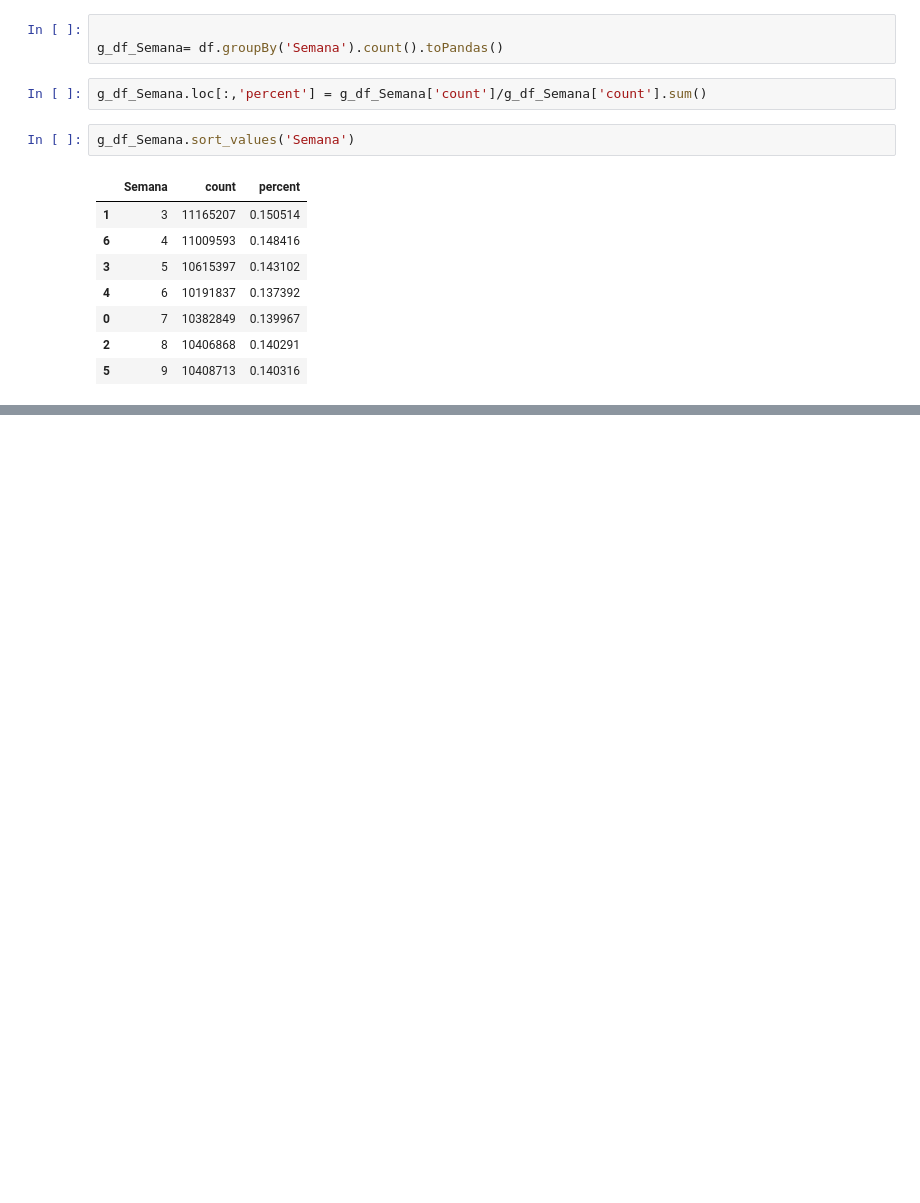
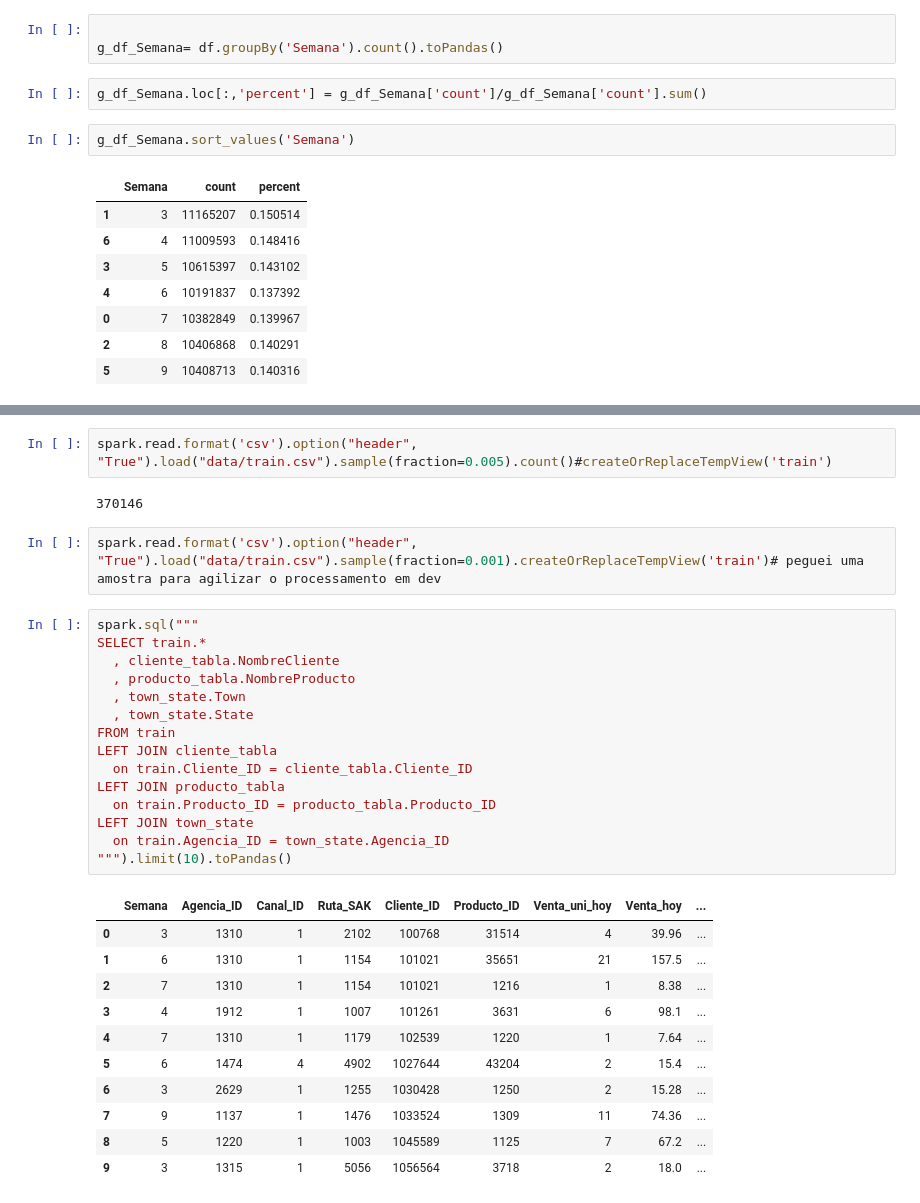
Before and after one commit to brunotagoncalves/bimbo-compassers, a Jupyter notebook: kaggle_api_1st_read.ipynb, the cells around one changed output, grey strips where cells are left out. Saved outputs shown, nothing was run; the diff lists cells and outputs as text; blank space fills up the shorter version.

```diff
--- a/kaggle_api_1st_read.ipynb
+++ b/kaggle_api_1st_read.ipynb
@@ -164,0 +206,33 @@ g_df_Semana.sort_values('Semana')
+# %%
+spark.read.format('csv').option("header", "True").load("data/train.csv").sample(fraction=0.005).count()#createOrReplaceTempView('train')
+# %% [output]
+370146
+# %%
+spark.read.format('csv').option("header", "True").load("data/train.csv").sample(fraction=0.001).createOrReplaceTempView('train')# peguei uma amostra para agilizar o processamento em dev
+# %%
+spark.sql("""
+SELECT train.*
+  , cliente_tabla.NombreCliente
+  , producto_tabla.NombreProducto
+  , town_state.Town
+  , town_state.State
+FROM train
+LEFT JOIN cliente_tabla
+  on train.Cliente_ID = cliente_tabla.Cliente_ID
+LEFT JOIN producto_tabla
+  on train.Producto_ID = producto_tabla.Producto_ID
+LEFT JOIN town_state
+  on train.Agencia_ID = town_state.Agencia_ID
+""").limit(10).toPandas()
+# %% [output]
+|  | Semana | Agencia_ID | Canal_ID | Ruta_SAK | Cliente_ID | Producto_ID | Venta_uni_hoy | Venta_hoy | ... |
+| 0 | 3 | 1310 | 1 | 2102 | 100768 | 31514 | 4 | 39.96 | ... |
+| 1 | 6 | 1310 | 1 | 1154 | 101021 | 35651 | 21 | 157.5 | ... |
+| 2 | 7 | 1310 | 1 | 1154 | 101021 | 1216 | 1 | 8.38 | ... |
+| 3 | 4 | 1912 | 1 | 1007 | 101261 | 3631 | 6 | 98.1 | ... |
+| 4 | 7 | 1310 | 1 | 1179 | 102539 | 1220 | 1 | 7.64 | ... |
+| 5 | 6 | 1474 | 4 | 4902 | 1027644 | 43204 | 2 | 15.4 | ... |
+| 6 | 3 | 2629 | 1 | 1255 | 1030428 | 1250 | 2 | 15.28 | ... |
+| 7 | 9 | 1137 | 1 | 1476 | 1033524 | 1309 | 11 | 74.36 | ... |
+| 8 | 5 | 1220 | 1 | 1003 | 1045589 | 1125 | 7 | 67.2 | ... |
+| 9 | 3 | 1315 | 1 | 5056 | 1056564 | 3718 | 2 | 18.0 | ... |
```
Also changed, not shown: parts of 26 cells of this notebook.
